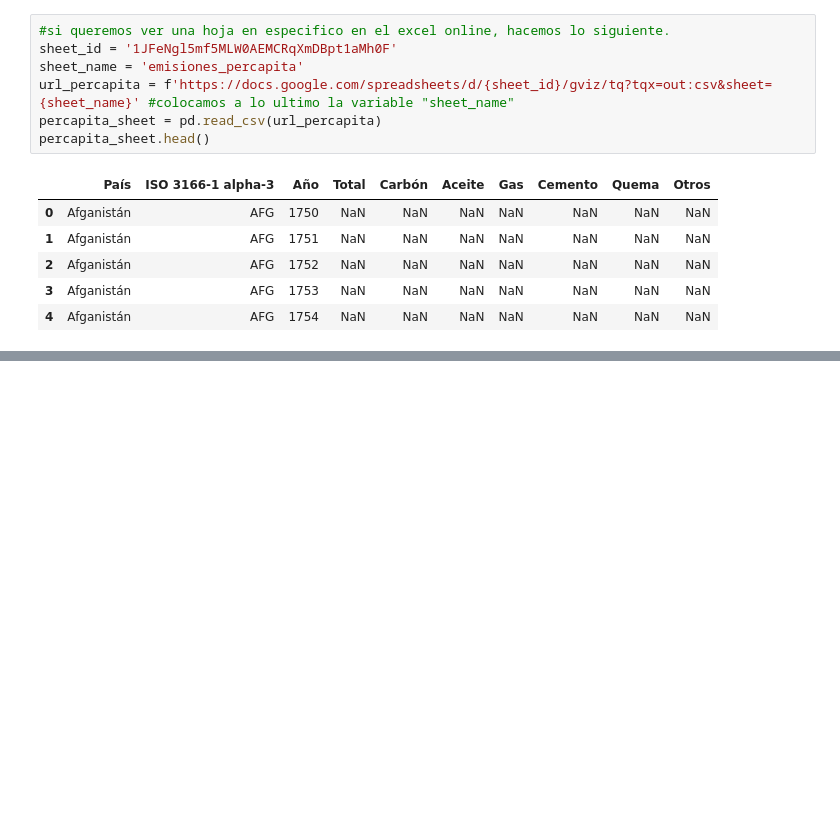
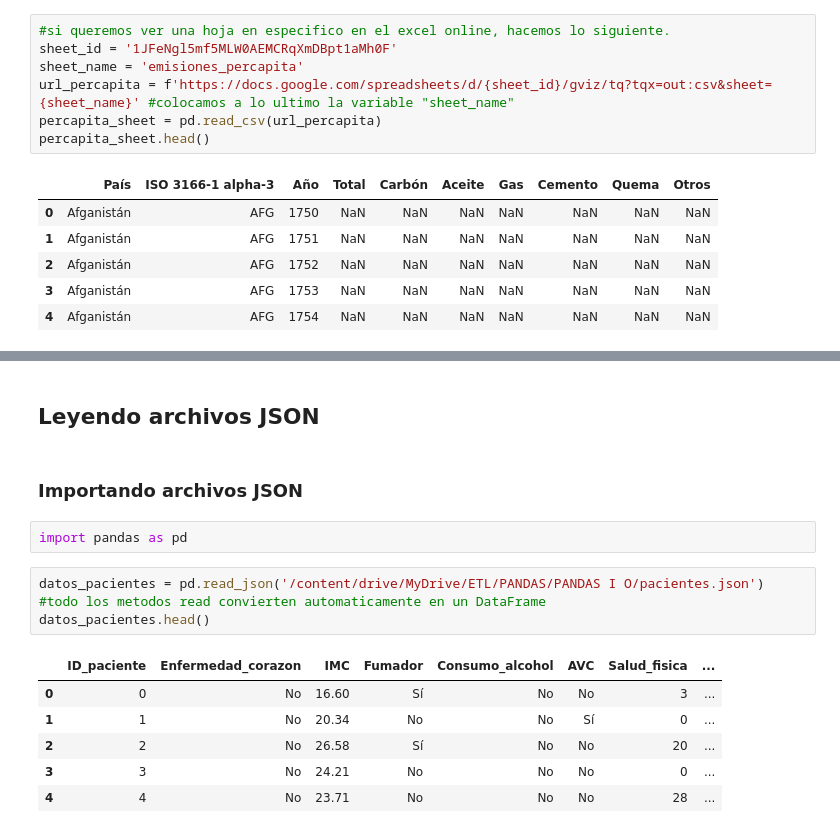
Before and after one commit to AndresCMontejo/PANDAS_I-O, a Jupyter notebook: Panda_I_O.ipynb, the cells around one changed output, grey strips where cells are left out. Cells and saved outputs as stored; diff of their text form; blank space fills up the shorter version.

```diff
--- a/Panda_I_O.ipynb
+++ b/Panda_I_O.ipynb
@@ -270,3 +270,19 @@ fuentes_sheet.tail()
 | 63101 | Global | WLD | 2019 | CDIAC 2022, BP, and Sum of countries | CDIAC 2022 and BP | CDIAC 2022 and BP | CDIAC 2022 and BP | Andrew cement | CDIAC 2022 and GCP | [NONE] | ... |
 | 63102 | Global | WLD | 2020 | CDIAC 2022, BP, and Sum of countries | CDIAC 2022 and BP | CDIAC 2022 and BP | CDIAC 2022 and BP | Andrew cement | CDIAC 2022 and GCP | [NONE] | ... |
 | 63103 | Global | WLD | 2021 | CDIAC 2022, BP, and Sum of countries | CDIAC 2022 and BP | CDIAC 2022 and BP | CDIAC 2022 and BP | Andrew cement | CDIAC 2022 and GCP | [NONE] | ... |
+# %% [markdown]
+## **Leyendo archivos JSON**
+# %% [markdown]
+### **Importando archivos JSON**
+# %%
+import pandas as pd
+# %%
+datos_pacientes = pd.read_json('/content/drive/MyDrive/ETL/PANDAS/PANDAS I O/pacientes.json') #todo los metodos read convierten automaticamente en un DataFrame
+datos_pacientes.head()
+# %% [output]
+|  | ID_paciente | Enfermedad_corazon | IMC | Fumador | Consumo_alcohol | AVC | Salud_fisica | ... |
+| 0 | 0 | No | 16.60 | Sí | No | No | 3 | ... |
+| 1 | 1 | No | 20.34 | No | No | Sí | 0 | ... |
+| 2 | 2 | No | 26.58 | Sí | No | No | 20 | ... |
+| 3 | 3 | No | 24.21 | No | No | No | 0 | ... |
+| 4 | 4 | No | 23.71 | No | No | No | 28 | ... |
```
Also changed, not shown: parts of 6 cells of this notebook.
